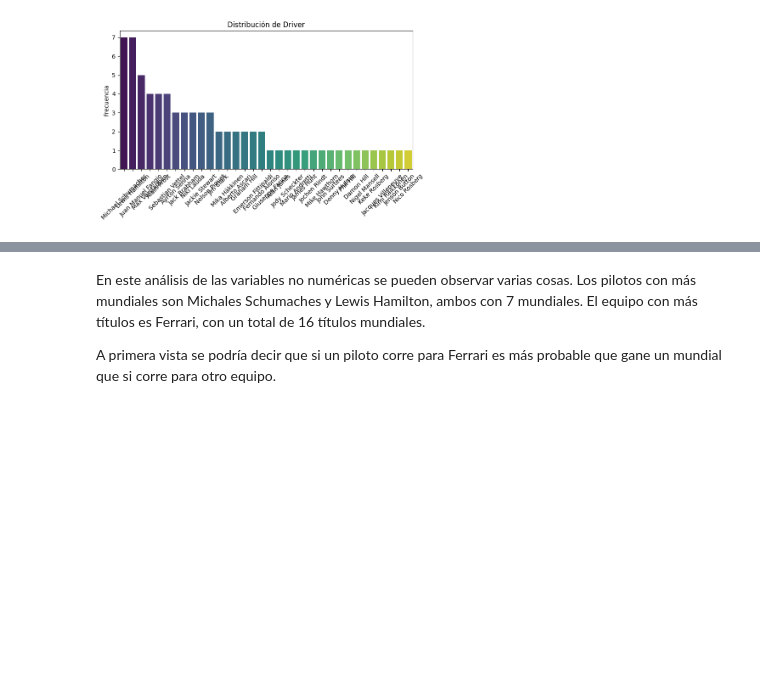
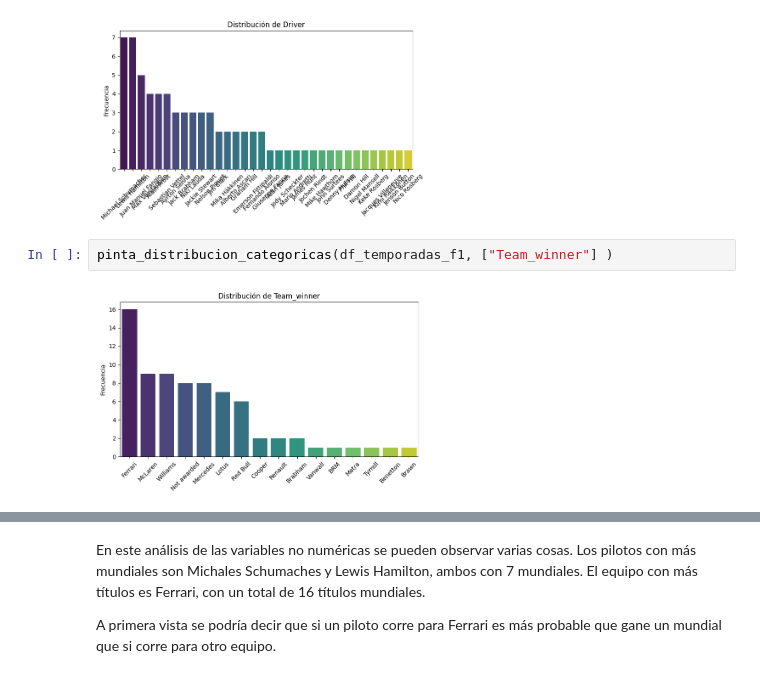
Before and after one commit to jacobo010/EDA_F1_Analysis, a Jupyter notebook: src/notebooks/segundo_notebook.ipynb, the cells around one changed output, grey strips where cells are left out. Drawn from its saved outputs; the diff is of its cells as text; blank space fills up the shorter version.

```diff
--- a/src/notebooks/segundo_notebook.ipynb
+++ b/src/notebooks/segundo_notebook.ipynb
@@ -147,3 +135,7 @@ df_temporadas_f1.describe(include = ["object"])
 pinta_distribucion_categoricas(df_temporadas_f1, ["Driver"])
 # %% [output]
 [figure]
+# %%
+pinta_distribucion_categoricas(df_temporadas_f1, ["Team_winner"] )
+# %% [output]
+[figure, added]
```
Also changed, not shown: parts of 19 cells of this notebook, 19 other files.
